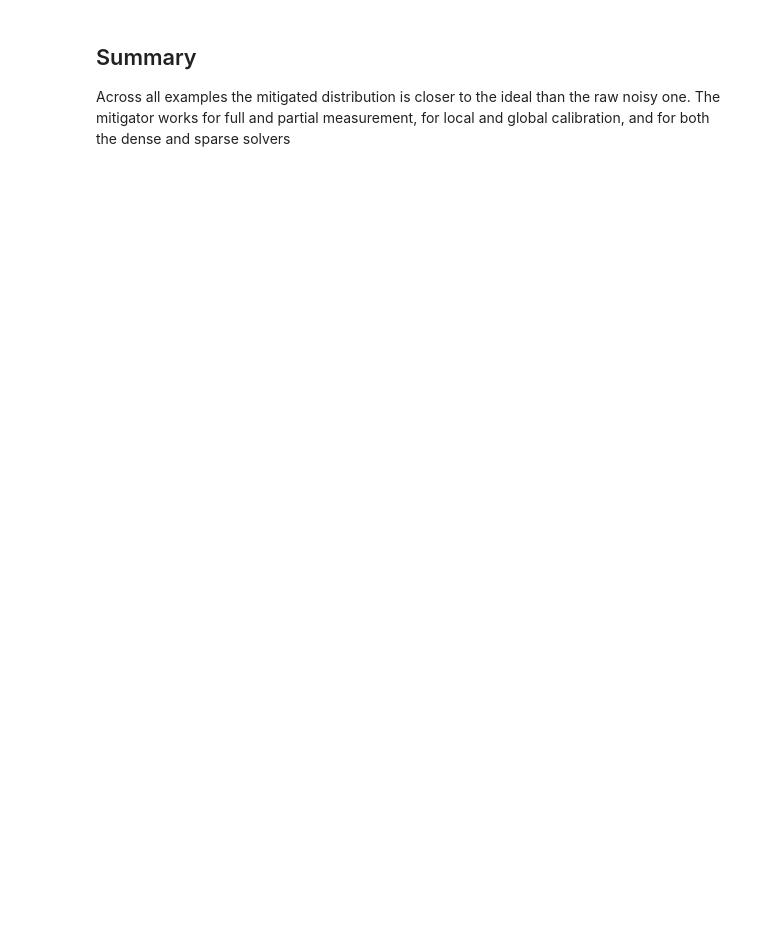
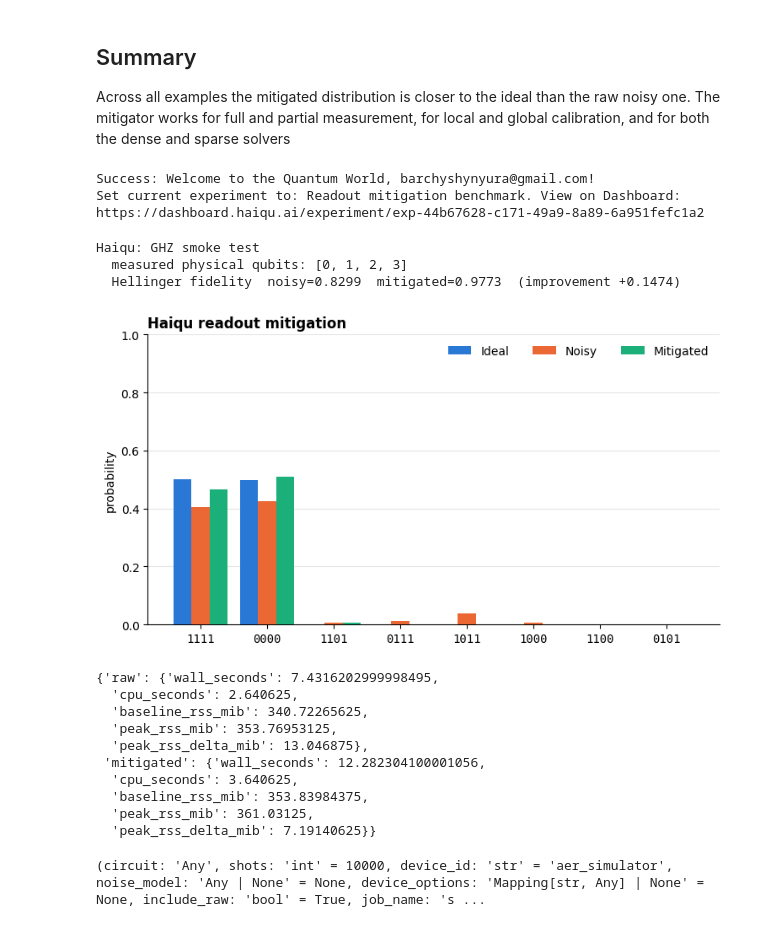
Before and after one commit to ke1rro/qml-hackaton, a Jupyter notebook: rem_demo.ipynb, the cells around one changed output. Drawn from its saved outputs; the diff is of its cells as text; code cells hidden in the pictures; blank space fills up the shorter version.

Commit message:
integrate Haiqu mitigation into demo notebook

```diff
--- a/rem_demo.ipynb
+++ b/rem_demo.ipynb
@@ -168,3 +168,65 @@ dense vs sparse agreement: 0.9927
 Across all examples the mitigated distribution is closer to the ideal than the
 raw noisy one. The mitigator works for full and partial measurement, for local
 and global calibration, and for both the dense and sparse solvers
+# %%
+from dotenv import load_dotenv
+from haiqu.sdk import haiqu
+
+from haiqu_rem import mitigate_readout_errors_haiqu
+
+load_dotenv()
+
+print(haiqu.login(raise_on_error=True))
+
+print(
+    haiqu.init(
+        "Readout mitigation benchmark",
+        experiment_description="Sparse REM compared with Haiqu readout mitigation",
+        log_source_code=False,
+    )
+)
+# %% [output]
+Success: Welcome to the Quantum World, barchyshynyura@gmail.com!
+Set current experiment to: Readout mitigation benchmark. View on Dashboard: https://dashboard.haiqu.ai/experiment/exp-44b67628-c171-49a9-8a89-6a951fefc1a2
+# %%
+from qiskit_aer.noise import NoiseModel
+
+haiqu_noise_model = NoiseModel.from_backend(FakeManilaV2())
+
+haiqu_ghz_out = mitigate_readout_errors_haiqu(
+    circuit=ghz,
+    shots=1_000,
+    device_id="aer_simulator",
+    noise_model=haiqu_noise_model,
+    include_raw=True,
+    job_name="ghz-smoke-test",
+)
+# %%
+report(
+    ghz_ideal,
+    haiqu_ghz_out,
+    "Haiqu: GHZ smoke test",
+)
+
+plot_comparison(
+    ghz_ideal,
+    haiqu_ghz_out,
+    "Haiqu readout mitigation",
+)
+
+haiqu_ghz_out["metrics"]
+# %% [output]
+Haiqu: GHZ smoke test
+  measured physical qubits: [0, 1, 2, 3]
+  Hellinger fidelity  noisy=0.8299  mitigated=0.9773  (improvement +0.1474)
+[figure, added]
+{'raw': {'wall_seconds': 7.4316202999998495,
+  'cpu_seconds': 2.640625,
+  'baseline_rss_mib': 340.72265625,
+  'peak_rss_mib': 353.76953125,
+  'peak_rss_delta_mib': 13.046875},
+ 'mitigated': {'wall_seconds': 12.282304100001056,
+  'cpu_seconds': 3.640625,
+  'baseline_rss_mib': 353.83984375,
+  'peak_rss_mib': 361.03125,
+  'peak_rss_delta_mib': 7.19140625}}
@@ -170,0 +240,6 @@ and global calibration, and for both the dense and sparse solvers
+# %%
+import inspect
+
+print(inspect.signature(mitigate_readout_errors_haiqu))
+# %% [output]
+(circuit: 'Any', shots: 'int' = 10000, device_id: 'str' = 'aer_simulator', noise_model: 'Any | None' = None, device_options: 'Mapping[str, Any] | None' = None, include_raw: 'bool' = True, job_name: 's ...
```
Also changed, not shown: parts of 4 cells of this notebook.
